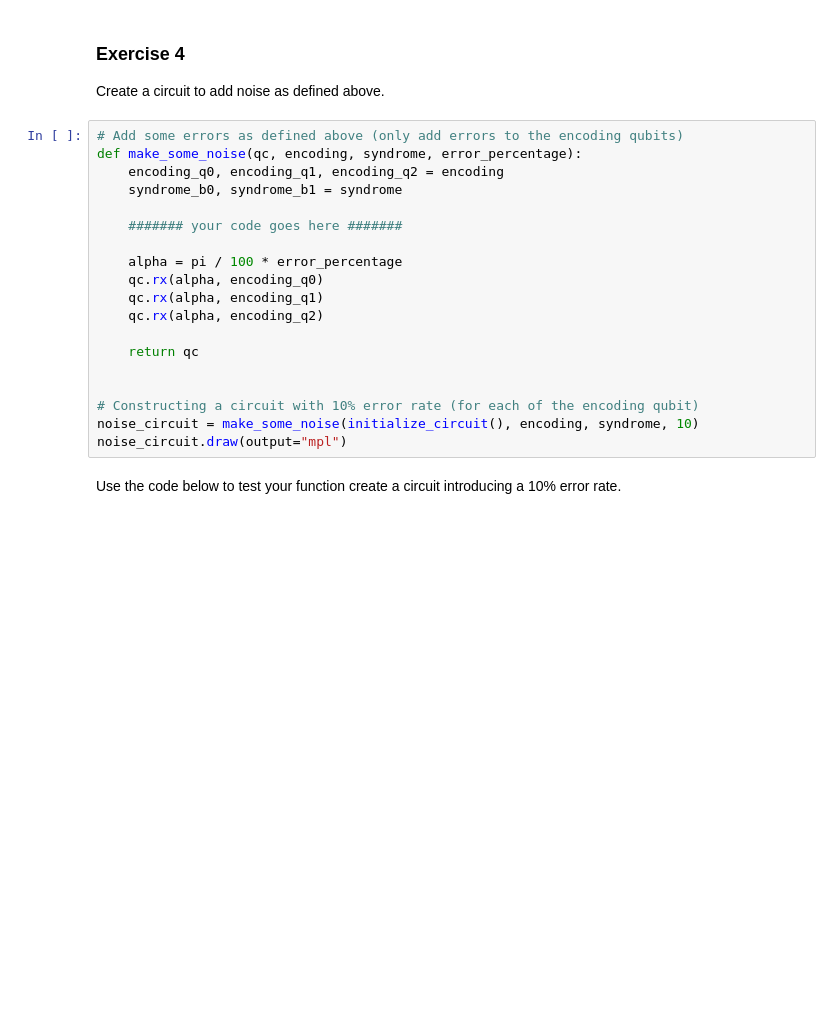
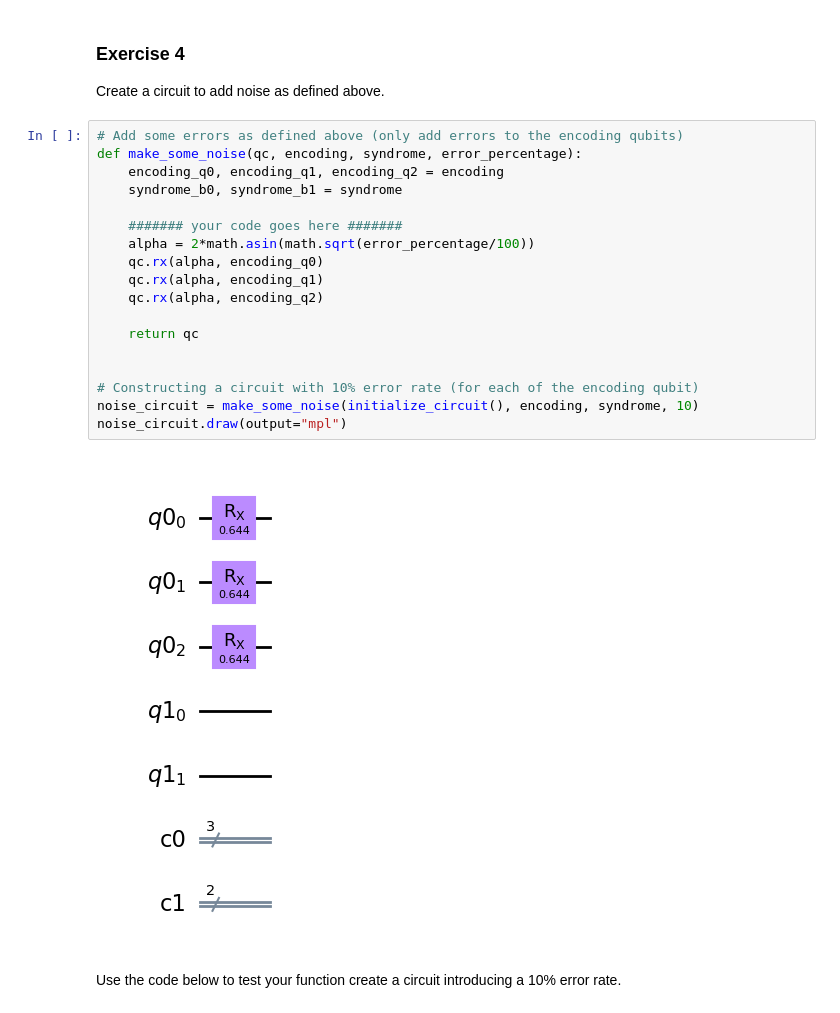
Before and after one commit to qiskit-community/ibm-quantum-challenge-spring-2023, a Jupyter notebook: solutions/lab_4/lab4_solution.ipynb, the cells around one changed output. Drawn from its saved outputs; the diff is of its cells as text; blank space fills up the shorter version.

```diff
--- a/solutions/lab_4/lab4_solution.ipynb
+++ b/solutions/lab_4/lab4_solution.ipynb
@@ -433,22 +433,23 @@ Create a circuit to add noise as defined above.
 # %%
 # Add some errors as defined above (only add errors to the encoding qubits)
 def make_some_noise(qc, encoding, syndrome, error_percentage):
     encoding_q0, encoding_q1, encoding_q2 = encoding
     syndrome_b0, syndrome_b1 = syndrome
 
     ####### your code goes here #######
-
-    alpha = pi / 100 * error_percentage
+    alpha = 2*math.asin(math.sqrt(error_percentage/100))
     qc.rx(alpha, encoding_q0)
     qc.rx(alpha, encoding_q1)
     qc.rx(alpha, encoding_q2)
 
     return qc
 
 
 # Constructing a circuit with 10% error rate (for each of the encoding qubit)
 noise_circuit = make_some_noise(initialize_circuit(), encoding, syndrome, 10)
 noise_circuit.draw(output="mpl")
+# %% [output]
+[figure, added]
 # %% [markdown]
 Use the code below to test your function create a circuit introducing a 10% error rate.
 # %%
```
